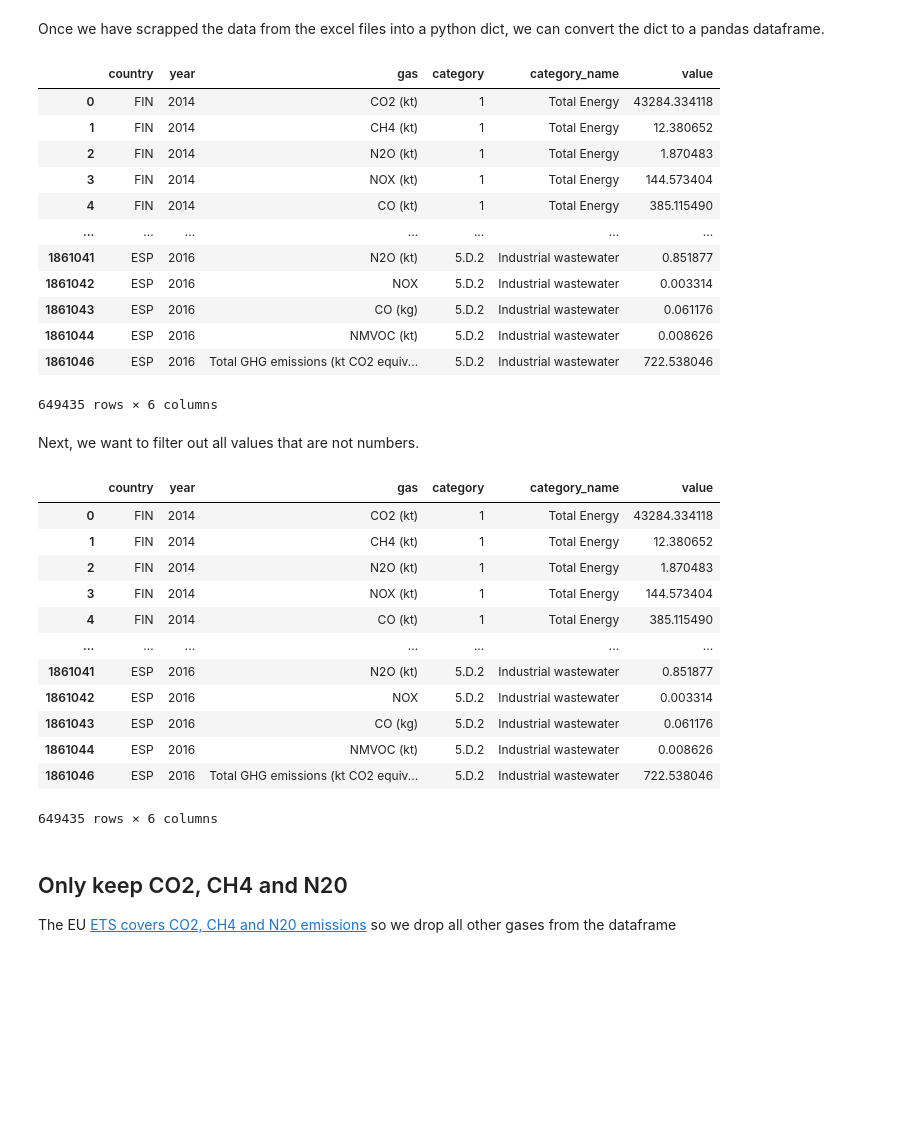
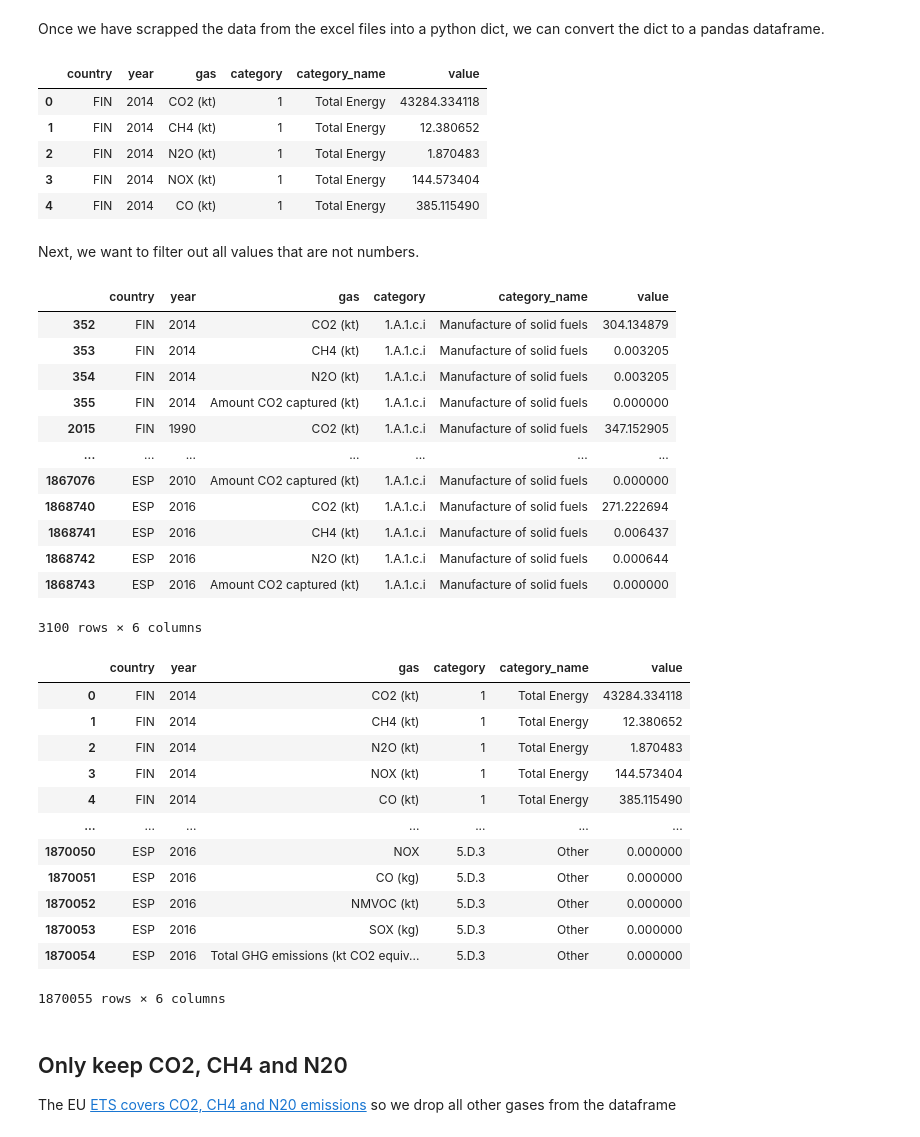
Before and after one commit to wirth-florian/eu-ets-inflation-impact, a Jupyter notebook: code/crf_dataset_creation.ipynb, the cells around one changed output. Cells and saved outputs as stored; diff of their text form; code cells hidden in the pictures; blank space fills up the shorter version.

```diff
--- a/code/crf_dataset_creation.ipynb
+++ b/code/crf_dataset_creation.ipynb
@@ -253,37 +253,47 @@ Once we have scrapped the data from the excel files into a python dict, we can c
 # %%
 df = pd.DataFrame.from_dict(data, orient="index", columns=["value"]).reset_index()
 
 # Expand the tuple in `index` into multiple columns
 df[["country", "year", "gas", "category", "category_name"]] = pd.DataFrame(df["index"].tolist(), index=df.index)
 
 # Drop the old tuple column
 df = df.drop(columns="index")
 df = df[["country", "year", "gas", "category", "category_name", "value"]]
 
-# Keep only rows where 'value' can be converted to numeric
-df = df[pd.to_numeric(df["value"], errors='coerce').notnull()]
-df["value"] = pd.to_numeric(df["value"])
+#df = df[pd.to_numeric(df["value"], errors='coerce').notnull()]
+#df["value"] = pd.to_numeric(df["value"])
+# Convert all nas to zero
+df["value"] = pd.to_numeric(df["value"], errors="coerce").fillna(0)
 
 # remove the dots at the end of the crf categories
 df["category"] = df["category"].str.rstrip(".")
 
-df
+df.head()
 # %% [output]
 |  | country | year | gas | category | category_name | value |
 | 0 | FIN | 2014 | CO2 (kt) | 1 | Total Energy | 43284.334118 |
 | 1 | FIN | 2014 | CH4 (kt) | 1 | Total Energy | 12.380652 |
 | 2 | FIN | 2014 | N2O (kt) | 1 | Total Energy | 1.870483 |
 | 3 | FIN | 2014 | NOX (kt) | 1 | Total Energy | 144.573404 |
 | 4 | FIN | 2014 | CO (kt) | 1 | Total Energy | 385.115490 |
-| ... | ... | ... | ... | ... | ... | ... |
-| 1861041 | ESP | 2016 | N2O (kt) | 5.D.2 | Industrial wastewater | 0.851877 |
-| 1861042 | ESP | 2016 | NOX | 5.D.2 | Industrial wastewater | 0.003314 |
-| 1861043 | ESP | 2016 | CO (kg) | 5.D.2 | Industrial wastewater | 0.061176 |
-| 1861044 | ESP | 2016 | NMVOC (kt) | 5.D.2 | Industrial wastewater | 0.008626 |
-| 1861046 | ESP | 2016 | Total GHG emissions (kt CO2 equiv... | 5.D.2 | Industrial wastewater | 722.538046 |
-649435 rows × 6 columns
 # %% [markdown]
 Next, we want to filter out all values that are not numbers.
+# %%
+df[(df["category"] == "1.A.1.c.i")]
+# %% [output]
+|  | country | year | gas | category | category_name | value |
+| 352 | FIN | 2014 | CO2 (kt) | 1.A.1.c.i | Manufacture of solid fuels | 304.134879 |
+| 353 | FIN | 2014 | CH4 (kt) | 1.A.1.c.i | Manufacture of solid fuels | 0.003205 |
+| 354 | FIN | 2014 | N2O (kt) | 1.A.1.c.i | Manufacture of solid fuels | 0.003205 |
+| 355 | FIN | 2014 | Amount CO2 captured (kt) | 1.A.1.c.i | Manufacture of solid fuels | 0.000000 |
+| 2015 | FIN | 1990 | CO2 (kt) | 1.A.1.c.i | Manufacture of solid fuels | 347.152905 |
+| ... | ... | ... | ... | ... | ... | ... |
+| 1867076 | ESP | 2010 | Amount CO2 captured (kt) | 1.A.1.c.i | Manufacture of solid fuels | 0.000000 |
+| 1868740 | ESP | 2016 | CO2 (kt) | 1.A.1.c.i | Manufacture of solid fuels | 271.222694 |
+| 1868741 | ESP | 2016 | CH4 (kt) | 1.A.1.c.i | Manufacture of solid fuels | 0.006437 |
+| 1868742 | ESP | 2016 | N2O (kt) | 1.A.1.c.i | Manufacture of solid fuels | 0.000644 |
+| 1868743 | ESP | 2016 | Amount CO2 captured (kt) | 1.A.1.c.i | Manufacture of solid fuels | 0.000000 |
+3100 rows × 6 columns
 # %%
 df = df[pd.to_numeric(df["value"], errors='coerce').notnull()]  # Keep only rows where 'value' can be converted to numeric
 df["value"] = pd.to_numeric(df["value"])
@@ -296,12 +306,12 @@ df
 | 3 | FIN | 2014 | NOX (kt) | 1 | Total Energy | 144.573404 |
 | 4 | FIN | 2014 | CO (kt) | 1 | Total Energy | 385.115490 |
 | ... | ... | ... | ... | ... | ... | ... |
-| 1861041 | ESP | 2016 | N2O (kt) | 5.D.2 | Industrial wastewater | 0.851877 |
-| 1861042 | ESP | 2016 | NOX | 5.D.2 | Industrial wastewater | 0.003314 |
-| 1861043 | ESP | 2016 | CO (kg) | 5.D.2 | Industrial wastewater | 0.061176 |
-| 1861044 | ESP | 2016 | NMVOC (kt) | 5.D.2 | Industrial wastewater | 0.008626 |
-| 1861046 | ESP | 2016 | Total GHG emissions (kt CO2 equiv... | 5.D.2 | Industrial wastewater | 722.538046 |
+| 1870050 | ESP | 2016 | NOX | 5.D.3 | Other | 0.000000 |
+| 1870051 | ESP | 2016 | CO (kg) | 5.D.3 | Other | 0.000000 |
+| 1870052 | ESP | 2016 | NMVOC (kt) | 5.D.3 | Other | 0.000000 |
+| 1870053 | ESP | 2016 | SOX (kg) | 5.D.3 | Other | 0.000000 |
+| 1870054 | ESP | 2016 | Total GHG emissions (kt CO2 equiv... | 5.D.3 | Other | 0.000000 |
-649435 rows × 6 columns
+1870055 rows × 6 columns
 # %% [markdown]
 ## Only keep CO2, CH4 and N20
 The EU [ETS covers CO2, CH4 and N20 emissions](https://climate.ec.europa.eu/eu-action/transport-decarbonisation/reducing-emissions-shipping-sector_en) so we drop all other gases from the dataframe
```
Also changed, not shown: parts of 14 cells of this notebook, 27 other files.
